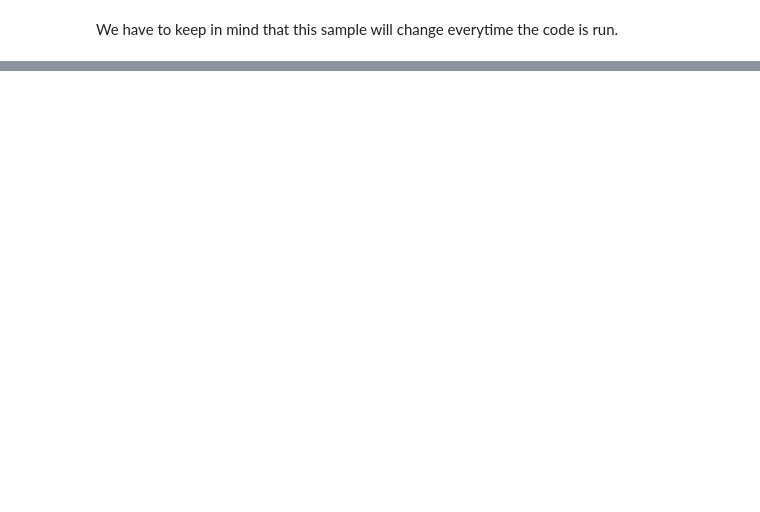
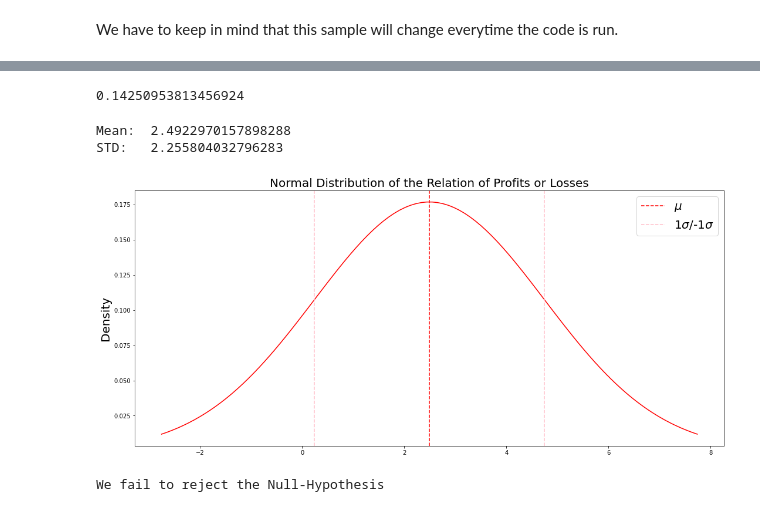
Before and after one commit to QuinnGrigsby/Capstone_Git-ing_it_done_MovieInformation, a Jupyter notebook: Data Understanding.ipynb, the cells around one changed output, grey strips where cells are left out. Saved outputs shown, nothing was run; the diff lists cells and outputs as text; code cells hidden in the pictures; blank space fills up the shorter version.

```diff
--- a/Data Understanding.ipynb
+++ b/Data Understanding.ipynb
@@ -660,0 +691,46 @@ sample_genres
+# %%
+if z<0:
+    p = stats.norm.cdf(z)
+elif (z>0) & (z<0.1):
+    p = 2 * (1 - stats.norm.cdf(abs(z)))
+else:
+    p = 1 - stats.norm.cdf(z)
+
+p
+# %% [output]
+0.14250953813456924
+# %%
+fig, ax = plt.subplots(figsize=(18,8))
+
+x = np.linspace(
+        stats.norm(sample_mean, sample_std).ppf(0.01), # Start plotting here
+        stats.norm(sample_mean, sample_std).ppf(0.99), # End plotting here
+        100                                      # Number of points
+)
+
+y = stats.norm(sample_mean,sample_std).pdf(x)
+
+ax.plot(x, y,'r-')
+
+#Reference values
+plt.axvline(x=sample_mean, color="r", label="$\mu$", linestyle="--")                               #Mean
+plt.axvline(x=sample_std+sample_mean, color="pink", linestyle="--", label="1$\sigma$/-1$\sigma$")  #1 STD
+plt.axvline(x=-sample_std+sample_mean, color="pink", linestyle="--")                               #-1 STD
+
+#Graph labels
+plt.legend(prop={'size': 20})
+ax.set_ylabel("Density", fontdict={"fontsize":ft})
+ax.set_title("Normal Distribution of the Relation of Profits or Losses", fontdict={"fontsize": 20});
+
+print("Mean: ", sample_mean, "\nSTD:  ", sample_std)
+# %% [output]
+Mean:  2.4922970157898288
+STD:   2.255804032796283
+[figure, added]
+# %%
+if p<alpha:
+    print("We reject the Null-Hypothesis")
+else:
+    print("We fail to reject the Null-Hypothesis")
+# %% [output]
+We fail to reject the Null-Hypothesis
```
Also changed, not shown: parts of 27 cells of this notebook.
